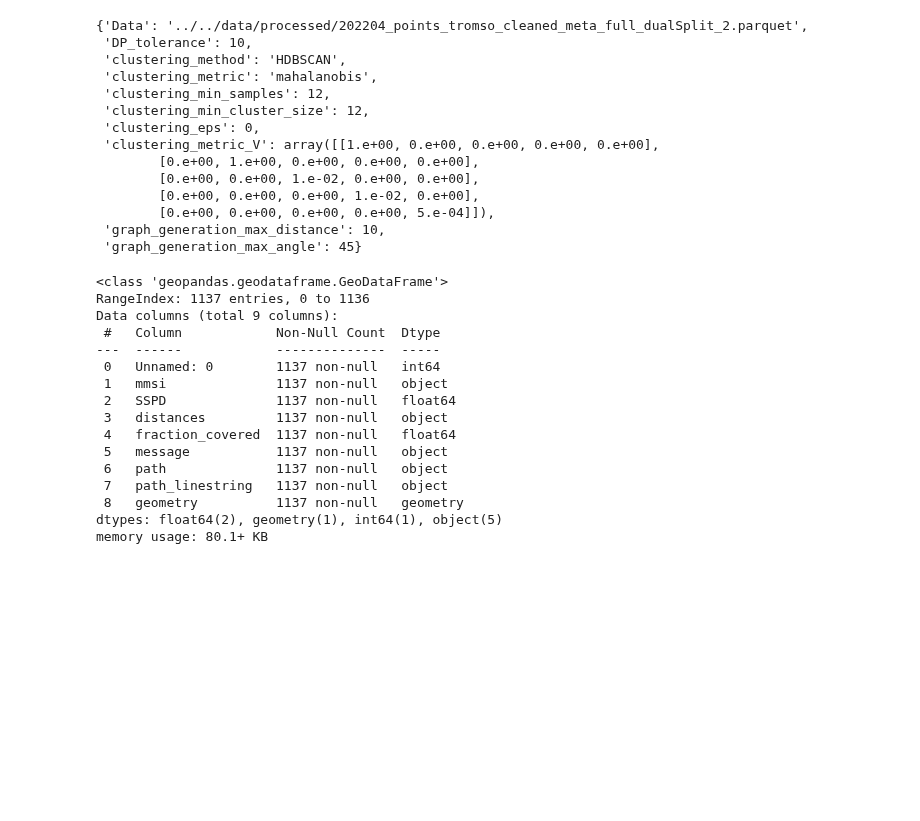
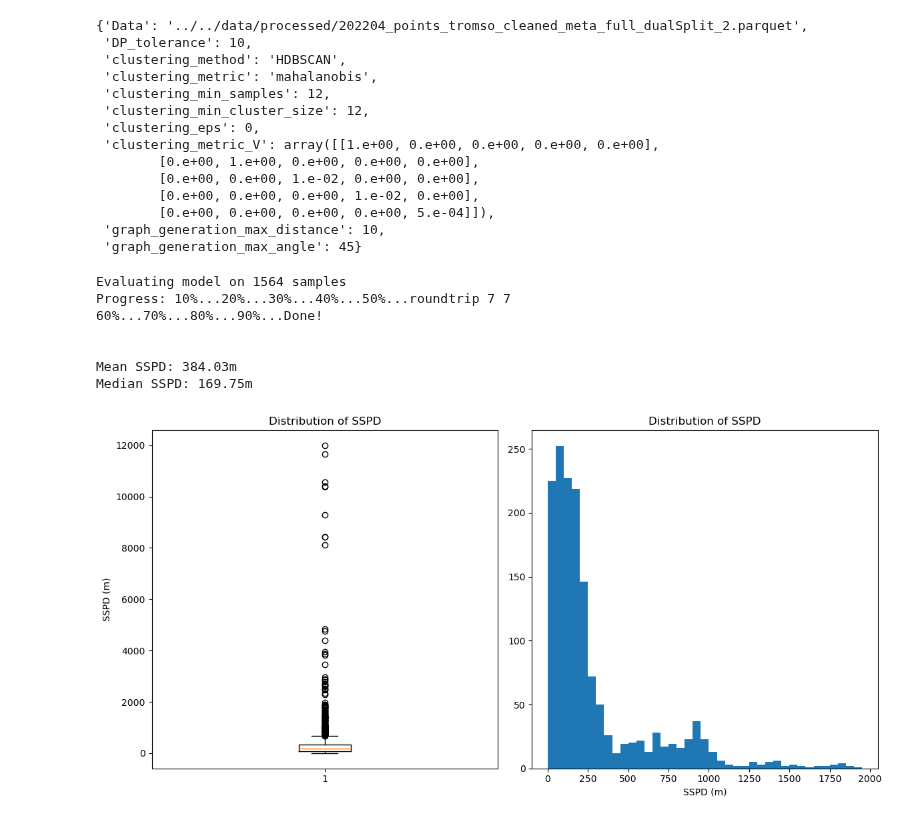
Before and after one commit to vhffm/maritime_route_prediction, a Jupyter notebook: src/models/M2_predict_dijkstra.ipynb, the cells around one changed output. Drawn from its saved outputs; the diff is of its cells as text; code cells hidden in the pictures; blank space fills up the shorter version.

```diff
--- a/src/models/M2_predict_dijkstra.ipynb
+++ b/src/models/M2_predict_dijkstra.ipynb
@@ -28,13 +31,14 @@ from maritime_traffic_network import MaritimeTrafficNetwork
 # Load a model from pickle
 datasize = 'full'
 location = 'tromso'
-data_date = '202204'
-eval_date = '202205'
+model_date = '202204'
+train_date = '202205'
+test_date = '202206'
 DP_tol = 10
 min_samples = 12
 
-model = data_date+'_waypoints_DP'+str(DP_tol)+'_HDBSCAN'+str(min_samples)+'_'+location+'_'+datasize+'_UTM'
-model_path = '../../models/networks/best_networks/' + model + '.obj'
+model_name = model_date+'_waypoints_DP'+str(DP_tol)+'_HDBSCAN'+str(min_samples)+'_'+location+'_'+datasize+'_UTM'
+model_path = '../../models/networks/best_networks/' + model_name + '.obj'
 fileObj = open(model_path, 'rb')
 network = pickle.load(fileObj)
 fileObj.close()
@@ -56,26 +60,21 @@ network.hyperparameters
  'graph_generation_max_angle': 45}
 # %%
 # Load training data from file
-filename = model+'_202205training_data.csv'
+filename = model_name+'_'+train_date+'training_data.csv'
 training_data = pd.read_csv('../../data/train_test/'+filename)
 training_data['path'] = training_data['path'].apply(literal_eval)
-training_data = gpd.GeoDataFrame(training_data, geometry=gpd.GeoSeries.from_wkt(training_data['path_linestring']), crs="EPSG:4326")
+training_data = gpd.GeoDataFrame(training_data, geometry=gpd.GeoSeries.from_wkt(training_data['geometry']), crs='32632')
 # %%
-training_data.info()
+# Load test data from file
+filename = model_name+'_'+test_date+'training_data.csv'
+test_data = pd.read_csv('../../data/train_test/'+filename)
+test_data['path'] = test_data['path'].apply(literal_eval)
+test_data = gpd.GeoDataFrame(test_data, geometry=gpd.GeoSeries.from_wkt(test_data['geometry']), crs='32632')
+
+# Load respective trajectories for evaluation
+traj_file = test_date+'_points_'+location+'_cleaned_meta_full_dualSplit_2'
+filename = '../../data/processed/' + traj_file + '.parquet'
+traj_gdf = gpd.read_parquet(filename)
+crs = 32632  # Coordinate reference system
+traj_gdf.to_crs(crs, inplace=True)  # Transformation
+test_trajectories = mpd.TrajectoryCollection(traj_gdf, traj_id_col='mmsi', obj_id_col='mmsi')
-# %% [output]
-<class 'geopandas.geodataframe.GeoDataFrame'>
-RangeIndex: 1137 entries, 0 to 1136
-Data columns (total 9 columns):
- #   Column            Non-Null Count  Dtype
----  ------            --------------  -----
- 0   Unnamed: 0        1137 non-null   int64
- 1   mmsi              1137 non-null   object
- 2   SSPD              1137 non-null   float64
- 3   distances         1137 non-null   object
- 4   fraction_covered  1137 non-null   float64
- 5   message           1137 non-null   object
- 6   path              1137 non-null   object
- 7   path_linestring   1137 non-null   object
- 8   geometry          1137 non-null   geometry
-dtypes: float64(2), geometry(1), int64(1), object(5)
-memory usage: 80.1+ KB
@@ -137,3 +81,18 @@ def get_geo_df(path, connections):
 # %%
 # train model
-G_dijk = train_dijkstra_model(network.G_pruned, training_data['path'])
+model = DijkstraPathPrediction()
+model.train(network.G_pruned, training_data['path'])
+# %%
+# evaluate model
+selection = range(0, len(test_data), 1)
+test_paths = test_data.iloc[selection]
+eval_results = model.evaluate(test_paths[['mmsi', 'path']], test_trajectories, network, eval_mode='trajectory')
+# %% [output]
+Evaluating model on 1564 samples
+Progress: 10%...20%...30%...40%...50%...roundtrip 7 7
+60%...70%...80%...90%...Done!
+
+
+Mean SSPD: 384.03m
+Median SSPD: 169.75m
+[figure, added]
```
Also changed, not shown: parts of 8 cells of this notebook, 19 other files.
